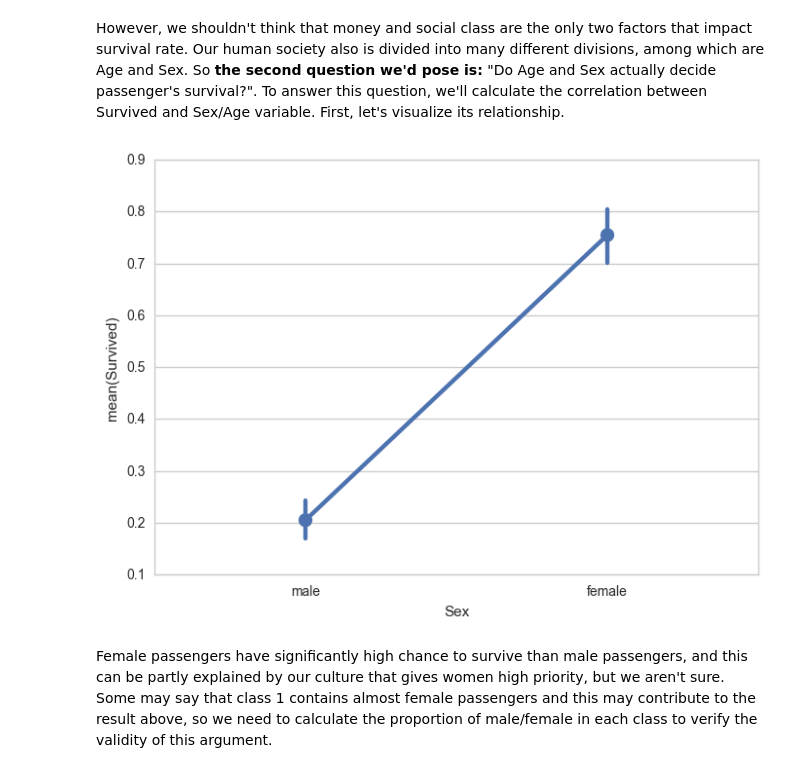
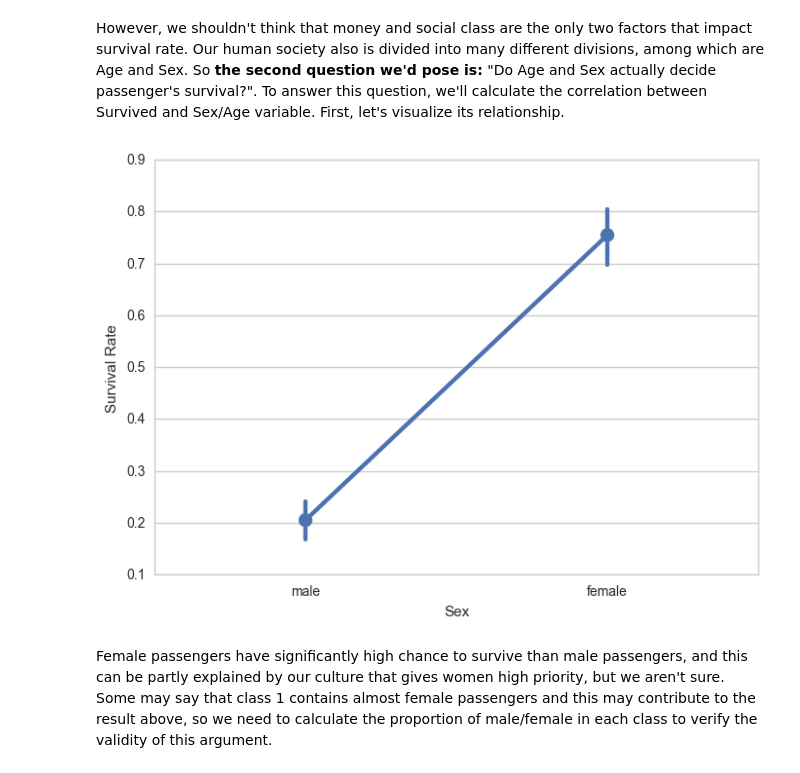
Before and after one commit to baocongchen/Investigate-a-Dataset, a Jupyter notebook: Investigating_a_Dataset.ipynb, the cells around one changed output. Saved outputs shown, nothing was run; the diff lists cells and outputs as text; code cells hidden in the pictures.

```diff
--- a/Investigating_a_Dataset.ipynb
+++ b/Investigating_a_Dataset.ipynb
@@ -75,9 +75,10 @@ The results above actually bolster our speculation. It's clear that the lower Pc
 However, we shouldn't think that money and social class are the only two factors that impact survival rate. Our human society also is divided into many different divisions, among which are Age and Sex. So <strong>the second question we'd pose is:</strong> "Do Age and Sex actually decide passenger's survival?". To answer this question, we'll calculate the correlation between Survived and Sex/Age variable. First, let's visualize its relationship.
 # %%
 sns.pointplot(x='Sex', y='Survived', data=clean_data);
+plt.ylabel('Survival Rate')
 plt.show()
 # %% [output]
-[figure, old version]
+[figure, new version]
 # %% [markdown]
 
 Female passengers have significantly high chance to survive than male passengers, and this can be partly explained by our culture that gives women high priority, but we aren't sure. Some may say that class 1 contains almost female passengers and this may contribute to the result above, so we need to calculate the proportion of male/female in each class to verify the validity of this argument.
```
Also changed, not shown: parts of 2 cells of this notebook, 1 other file.
